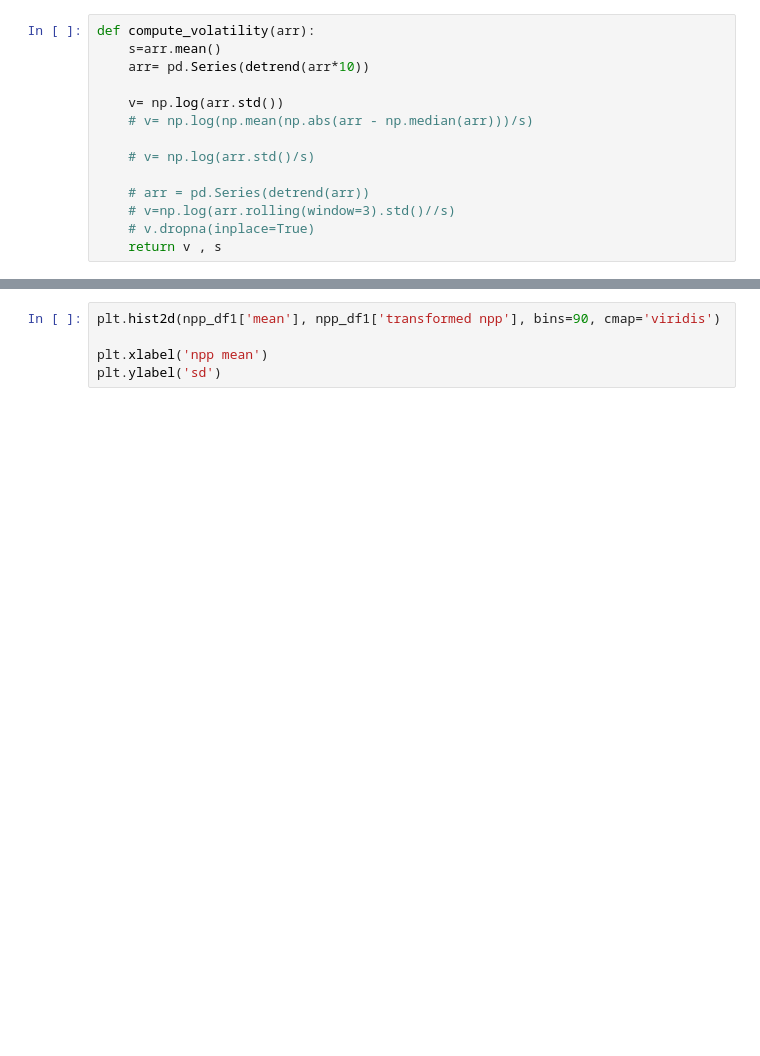
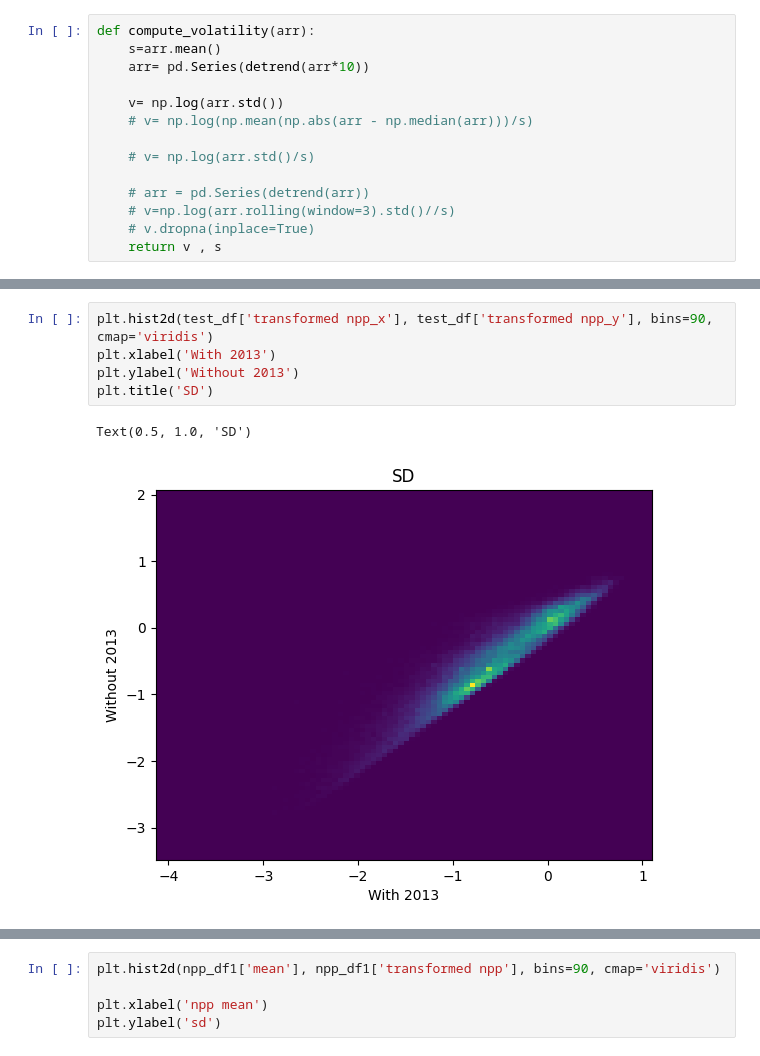
Before and after one commit to qiulinlx/FD_Stability, a Jupyter notebook: npp2.ipynb, the cells around one changed output, grey strips where cells are left out. Saved outputs shown, nothing was run; the diff lists cells and outputs as text; blank space fills up the shorter version.

```diff
--- a/npp2.ipynb
+++ b/npp2.ipynb
@@ -67,0 +82,8 @@ npp_df1 = pd.DataFrame({'PID': PID_list, 'transformed npp': volatility, 'mean':
+# %%
+plt.hist2d(test_df['transformed npp_x'], test_df['transformed npp_y'], bins=90, cmap='viridis')
+plt.xlabel('With 2013')
+plt.ylabel('Without 2013')
+plt.title('SD')
+# %% [output]
+Text(0.5, 1.0, 'SD')
+[figure, added]
```
Also changed, not shown: parts of 4 cells of this notebook.
